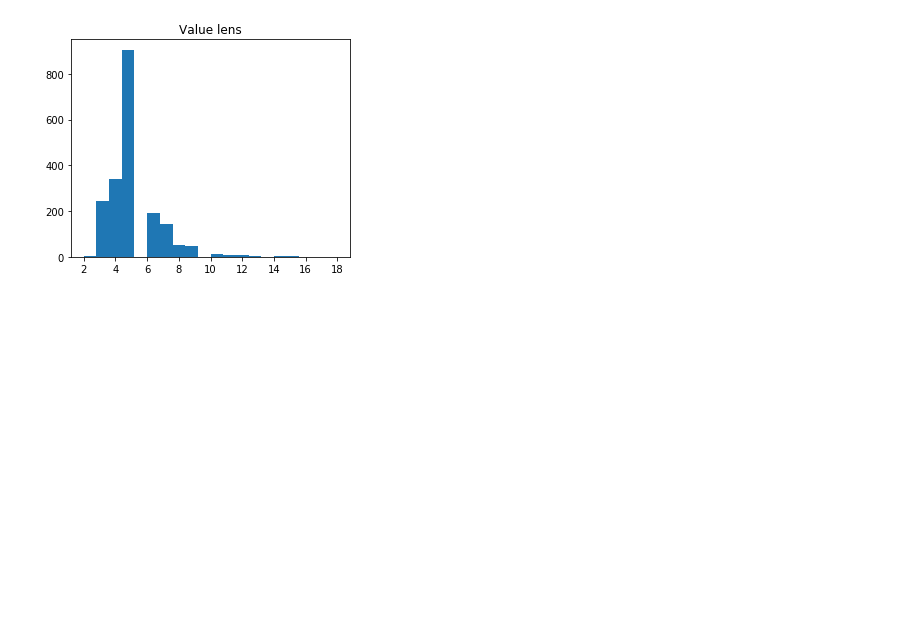
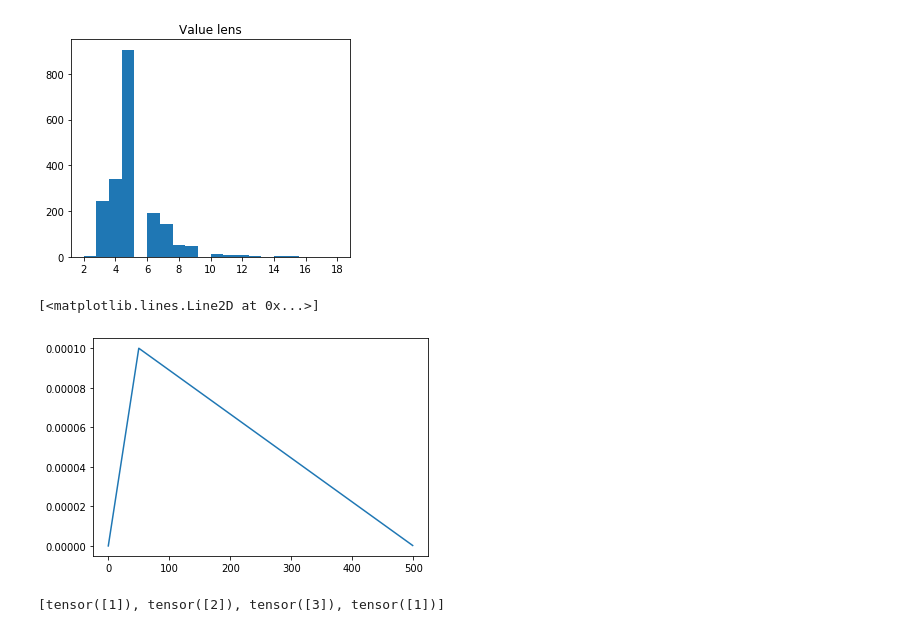
Before and after one commit to gusalsdmlwlq/DS-DST, a Jupyter notebook: ds-dst.ipynb, the cells around one changed output. Cells and saved outputs as stored; diff of their text form; code cells hidden in the pictures; blank space fills up the shorter version.

```diff
--- a/ds-dst.ipynb
+++ b/ds-dst.ipynb
@@ -496,3 +496,28 @@ plt.show()
 # %% [output]
 18
 [figure]
+# %%
+from matplotlib import pyplot as plt
+import numpy as np
+
+
+max_iter = 100
+max_epochs = 5
+warmup_steps = 0.1
+lr = 1e-4
+
+lrs = []
+
+warmup_steps = max_iter*max_epochs * warmup_steps
+
+for step in range(max_iter*max_epochs):
+    a = lr / (warmup_steps - max_iter*max_epochs)
+    b = lr - a*warmup_steps
+
+    lrs.append(min(lr / warmup_steps * step, a*step + b))
+
+lrs = np.array(lrs)
+plt.plot(lrs)
+# %% [output]
+[<matplotlib.lines.Line2D at 0x...>]
+[figure, added]
@@ -498,0 +545,5 @@ plt.show()
+# %%
+a = torch.tensor([1,2,3])
+distribute_data(a,4)
+# %% [output]
+[tensor([1]), tensor([2]), tensor([3]), tensor([1])]
```
Also changed, not shown: parts of 1 cell of this notebook, 7 other files.
